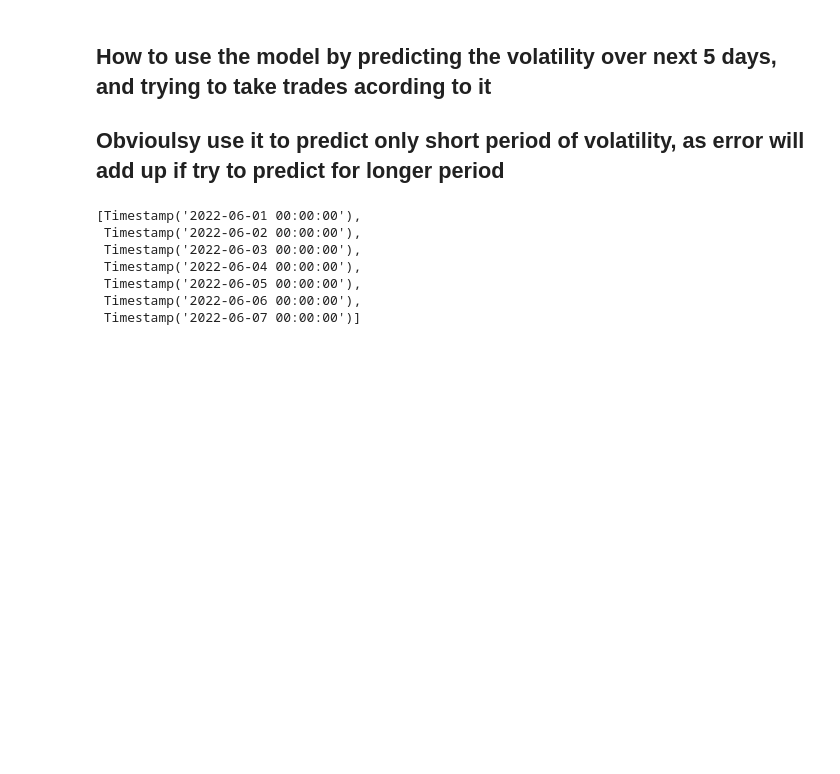
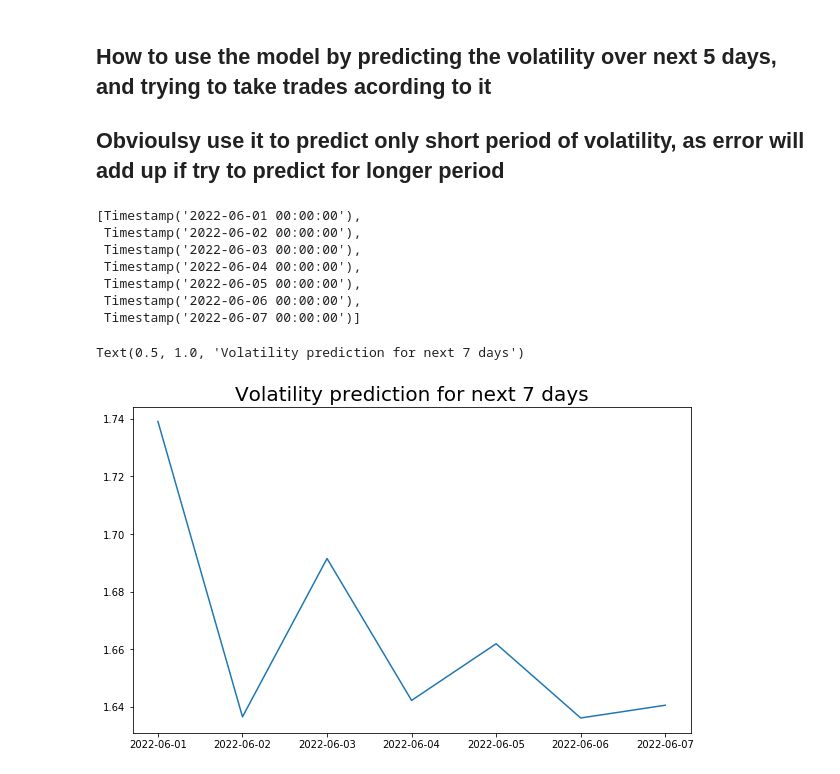
Before and after one commit to Karanpalshekhawat/time-series-analysis, a Jupyter notebook: Garch_model_in_stock_forecasting.ipynb, the cells around one changed output. Drawn from its saved outputs; the diff is of its cells as text; code cells hidden in the pictures; blank space fills up the shorter version.

```diff
--- a/Garch_model_in_stock_forecasting.ipynb
+++ b/Garch_model_in_stock_forecasting.ipynb
@@ -217,0 +215,7 @@ p
+# %%
+plt.figure(figsize=(10, 6))
+plt.plot(prediction_next_7_days)
+plt.title("Volatility prediction for next 7 days", fontsize=20)
+# %% [output]
+Text(0.5, 1.0, 'Volatility prediction for next 7 days')
+[figure, added]
```
Also changed, not shown: parts of 1 cell of this notebook.
